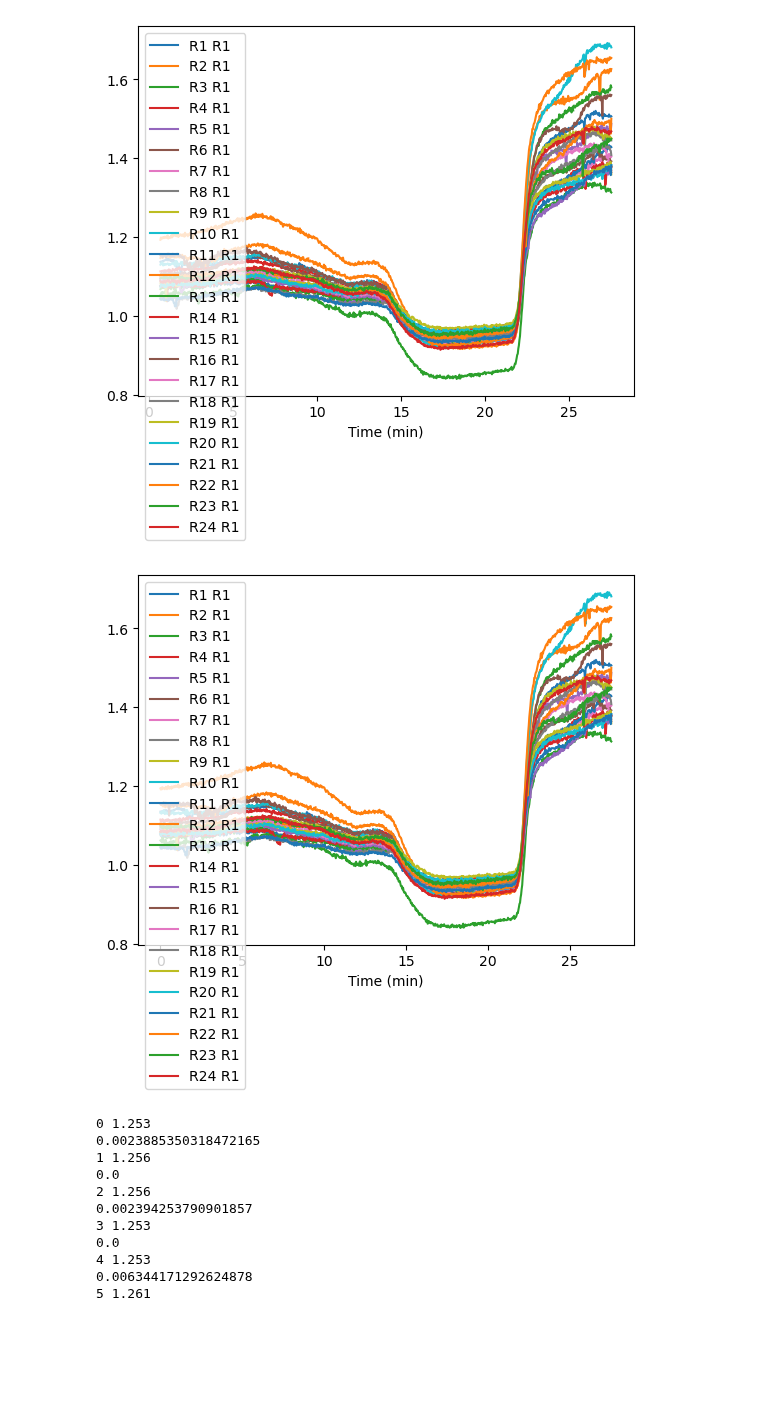
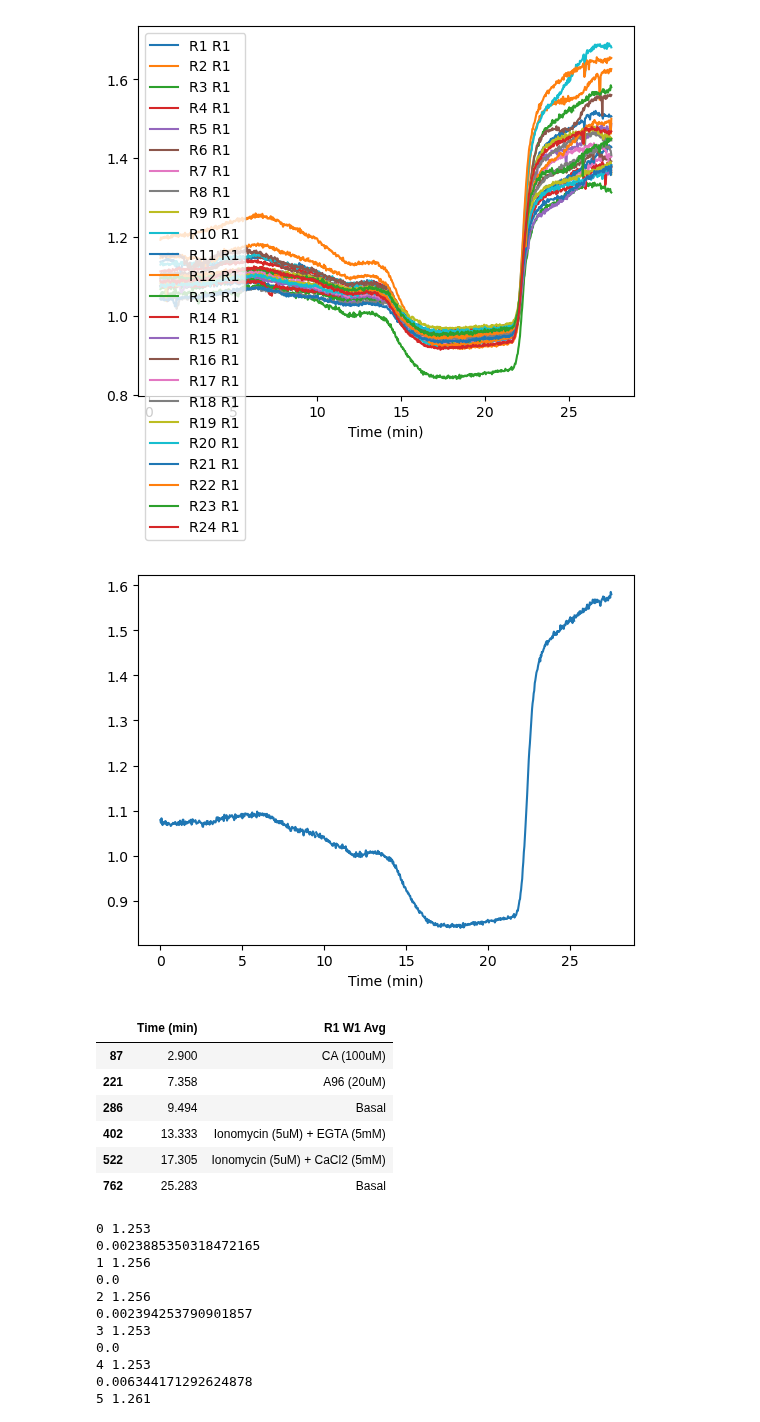
Before and after one commit to hallba/FURA2-Analysis, a Jupyter notebook: Ratiometric analysis.ipynb, the cells around one changed output. Cells and saved outputs as stored; diff of their text form; code cells hidden in the pictures; blank space fills up the shorter version.

Commit message:
generated some trace plots for illustration

```diff
--- a/Ratiometric analysis.ipynb
+++ b/Ratiometric analysis.ipynb
@@ -277,10 +277,13 @@ example.loc[["Rmin","Rmax","R basal", "R CA"]]
 | R CA | 1.016 | 1.033 | 1.023 | 1.043 | 1.033 | 1.026 | 1.033 | 1.026 | 1.027 | 1.023 | ... | ... |
 4 rows × 33 columns
 # %%
-def plotTrace(traces,name):
+def plotTrace(traces,name,specificColumn=None):
     w = remove_flu_columns(traces[name])
-
-    w.plot(x=w.columns[0])
+    if specificColumn==None:
+        pass
+    else:
+        w = w[w.columns[[0,specificColumn]]]
+    w.plot(x=w.columns[0], legend=None)
     plt.show()
 # %%
 def getTreatments(df):
@@ -1302,9 +1305,19 @@ plt.show()
 # %% [output]
 [figure]
 # %%
-plotTrace(traces,"L290P 2206-d1")
+plotTrace(traces,"L290P 2206-d1",3)
 # %% [output]
-[figure, old version]
+[figure, new version]
+# %%
+getTreatments(traces["L290P 2206-d1"])
+# %% [output]
+|  | Time (min) | R1 W1 Avg |
+| 87 | 2.900 | CA (100uM) |
+| 221 | 7.358 | A96 (20uM) |
+| 286 | 9.494 | Basal |
+| 402 | 13.333 | Ionomycin (5uM) + EGTA (5mM) |
+| 522 | 17.305 | Ionomycin (5uM) + CaCl2 (5mM) |
+| 762 | 25.283 | Basal |
 # %%
 end = traces["WT 2706-d2"].iloc[-10:][traces["WT 2706-d2"].columns[3]]
 # %%
```
Also changed, not shown: parts of 9 cells of this notebook.
